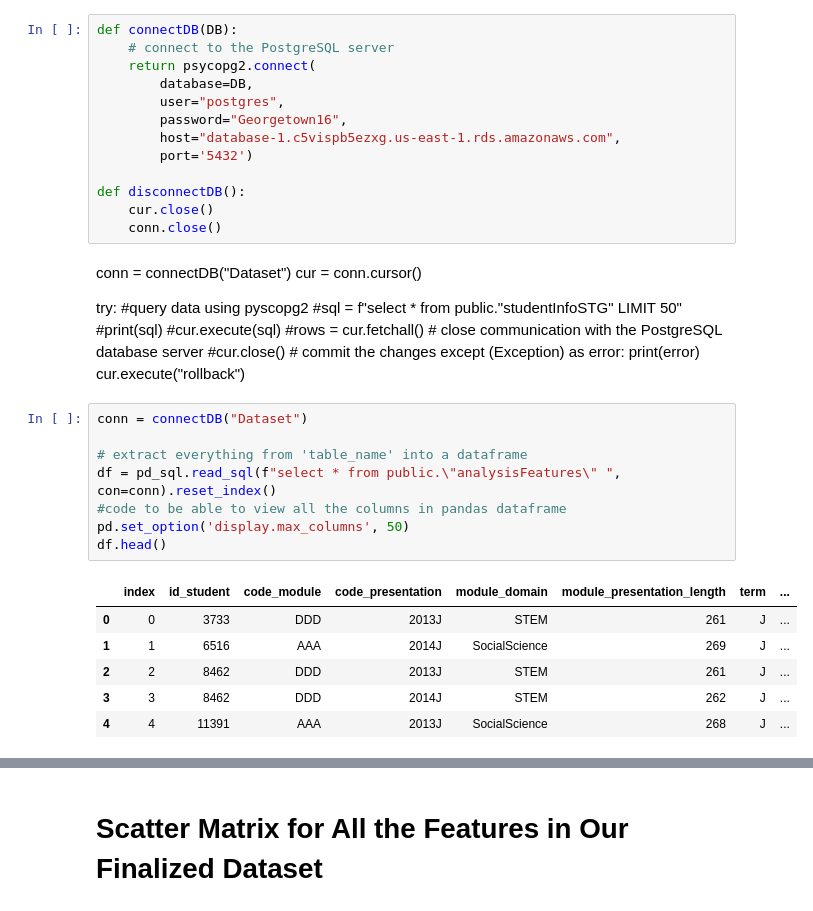
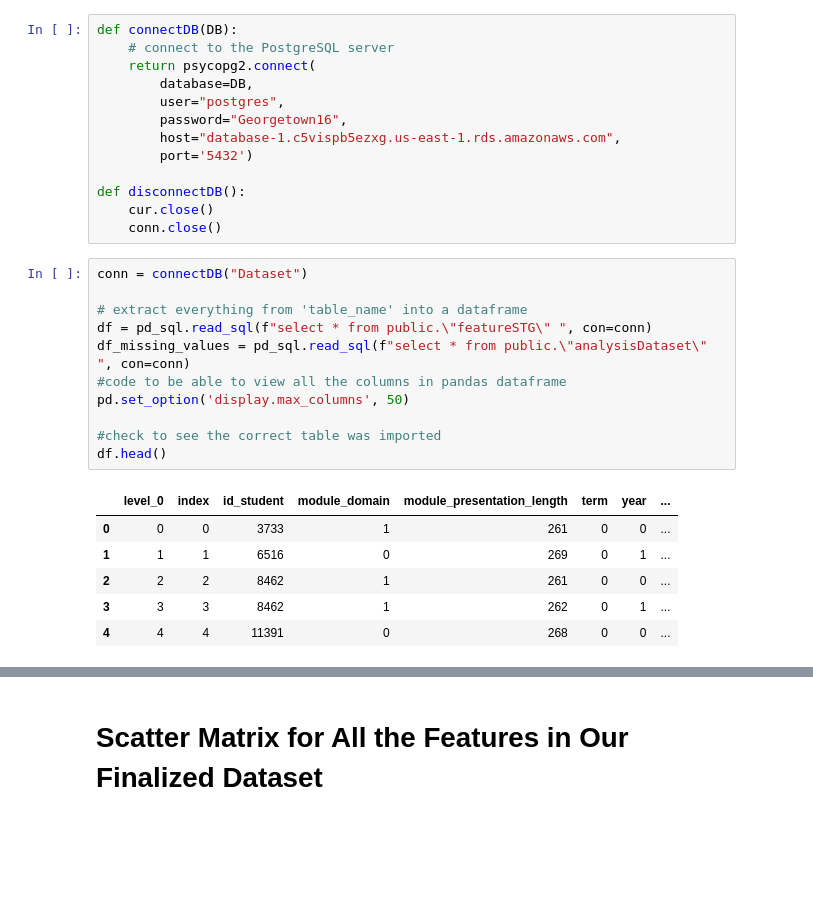
Before and after one commit to lmschreib/Exploratory-Data-Analysis, a Jupyter notebook: Exploratory Data Analysis Connected to Database.ipynb, the cells around one changed output, grey strips where cells are left out. Saved outputs shown, nothing was run; the diff lists cells and outputs as text; blank space fills up the shorter version.

```diff
--- a/Exploratory Data Analysis Connected to Database.ipynb
+++ b/Exploratory Data Analysis Connected to Database.ipynb
@@ -21,34 +33,21 @@ def connectDB(DB):
 def disconnectDB():
     cur.close()
     conn.close()
-# %% [markdown]
-conn = connectDB("Dataset")
-cur = conn.cursor()
-
-try:
-    #query data using pyscopg2
-    #sql = f"select * from public.\"studentInfoSTG\" LIMIT 50"
-    #print(sql)
-    #cur.execute(sql)
-    #rows = cur.fetchall()
-    # close communication with the PostgreSQL database server
-    #cur.close()
-    # commit the changes
-except (Exception) as error:
-    print(error)
-    cur.execute("rollback")
 # %%
 conn = connectDB("Dataset")
 
 # extract everything from 'table_name' into a dataframe
-df = pd_sql.read_sql(f"select * from public.\"analysisFeatures\" ", con=conn).reset_index()
+df = pd_sql.read_sql(f"select * from public.\"featureSTG\" ", con=conn)
+df_missing_values = pd_sql.read_sql(f"select * from public.\"analysisDataset\" ", con=conn)
 #code to be able to view all the columns in pandas dataframe
 pd.set_option('display.max_columns', 50)
+
+#check to see the correct table was imported
 df.head()
 # %% [output]
-|  | index | id_student | code_module | code_presentation | module_domain | module_presentation_length | term | ... |
-| 0 | 0 | 3733 | DDD | 2013J | STEM | 261 | J | ... |
-| 1 | 1 | 6516 | AAA | 2014J | SocialScience | 269 | J | ... |
-| 2 | 2 | 8462 | DDD | 2013J | STEM | 261 | J | ... |
-| 3 | 3 | 8462 | DDD | 2014J | STEM | 262 | J | ... |
-| 4 | 4 | 11391 | AAA | 2013J | SocialScience | 268 | J | ... |
+|  | level_0 | index | id_student | module_domain | module_presentation_length | term | year | ... |
+| 0 | 0 | 0 | 3733 | 1 | 261 | 0 | 0 | ... |
+| 1 | 1 | 1 | 6516 | 0 | 269 | 0 | 1 | ... |
+| 2 | 2 | 2 | 8462 | 1 | 261 | 0 | 0 | ... |
+| 3 | 3 | 3 | 8462 | 1 | 262 | 0 | 1 | ... |
+| 4 | 4 | 4 | 11391 | 0 | 268 | 0 | 0 | ... |
```
Also changed, not shown: parts of 44 cells of this notebook.
